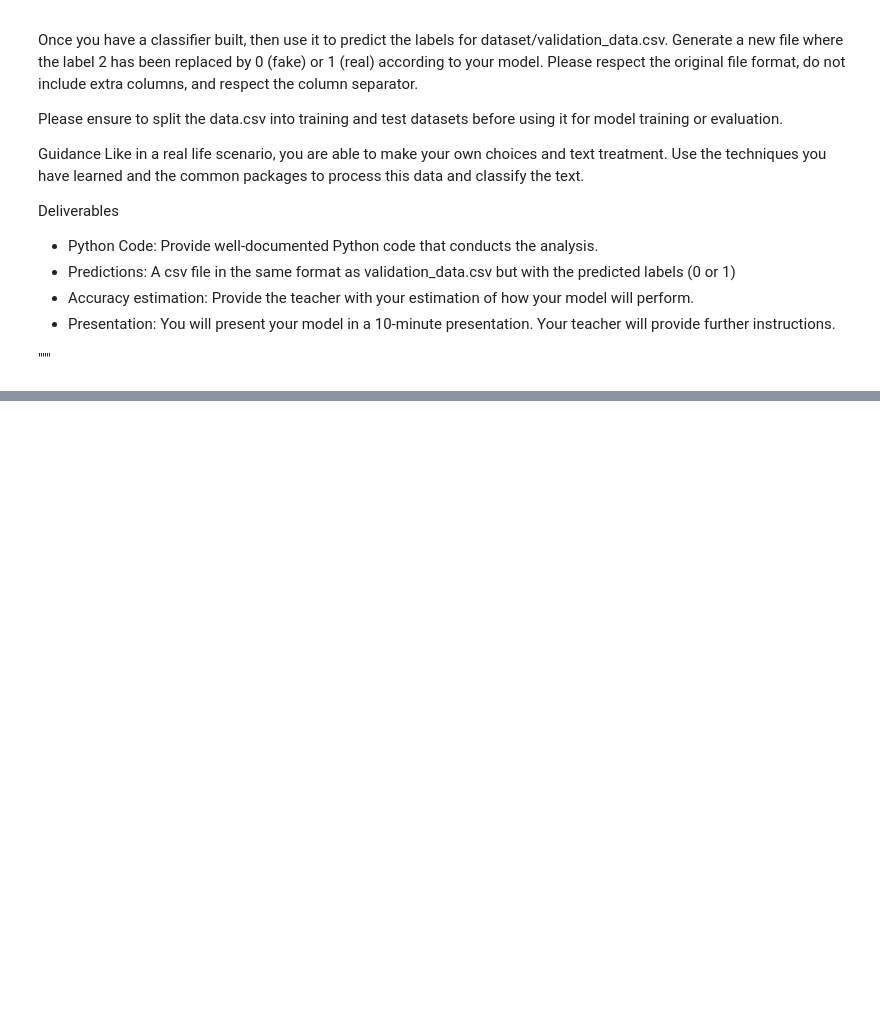
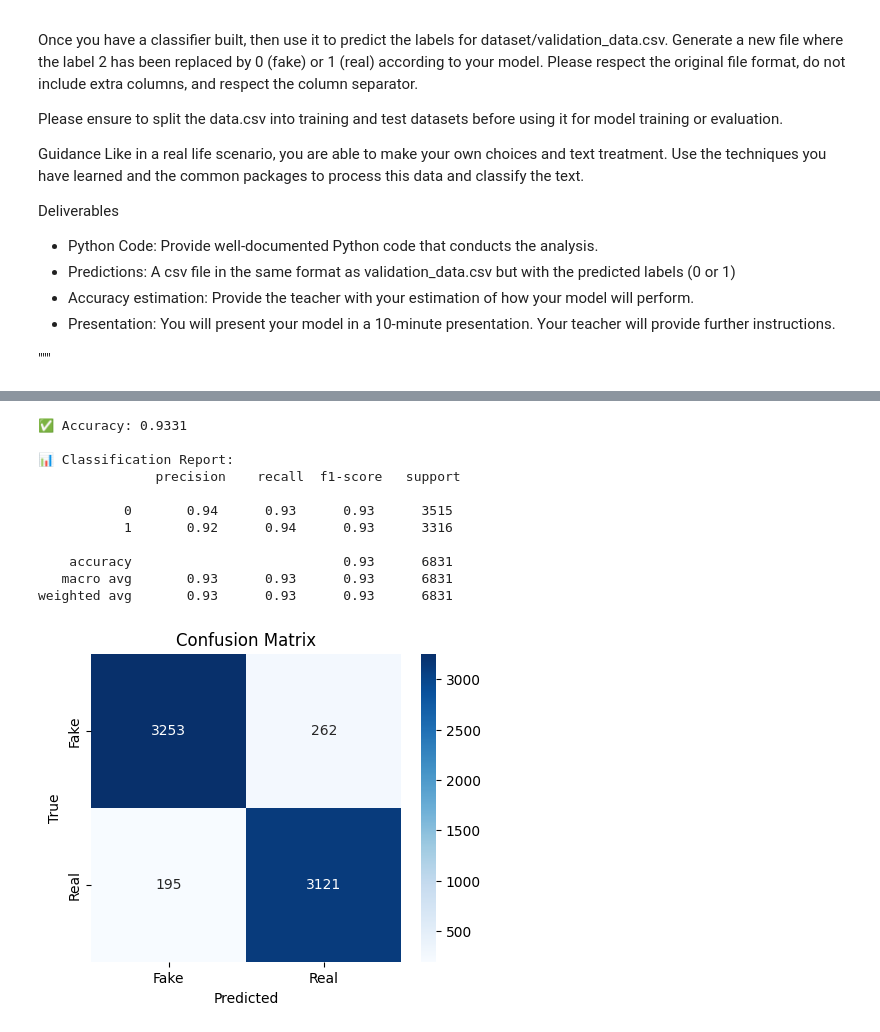
Before and after one commit to adriari4/project-nlp-challenge, a Jupyter notebook: project-nlp-challenge.ipynb, the cells around one changed output, grey strips where cells are left out. Saved outputs shown, nothing was run; the diff lists cells and outputs as text; code cells hidden in the pictures; blank space fills up the shorter version.

```diff
--- a/project-nlp-challenge.ipynb
+++ b/project-nlp-challenge.ipynb
@@ -107,0 +406,12 @@ pipeline = Pipeline([
+# %%
+from sklearn.feature_extraction.text import TfidfVectorizer
+
+# LOAD the vectorizer
+# You can limit max_features to speed up (e.g., 5000)
+vectorizer = TfidfVectorizer(max_features=5000)
+
+# FIT the vectorizer to the entire dataset and transform the text
+X_tfidf = vectorizer.fit_transform(X_train_processed ['headline'])
+
+# Print the shape of the resulting matrix
+print("TF-IDF matrix shape:", X_tfidf.shape)
@@ -108,8 +420,3 @@ pipeline = Pipeline([
 # %%
 # 5) Fit & evaluate (baseline)
 # Use accuracy and precision/recall/F1 (binary classification).
-pipeline.fit(X_train['combined_text'], y_train)
-from sklearn.metrics import classification_report, accuracy_score
-y_train_pred = pipeline.predict(X_train['combined_text'])
-print("Train Accuracy:", accuracy_score(y_train, y_train_pred))
-print(classification_report(y_train, y_train_pred, digits=4))
@@ -146,0 +423,48 @@ weighted avg     0.9855    0.9855    0.9855      7989
+# %%
+from sklearn.model_selection import train_test_split
+from sklearn.linear_model import LogisticRegression
+from sklearn.metrics import accuracy_score, classification_report, confusion_matrix
+import matplotlib.pyplot as plt
+import seaborn as sns
+from sklearn.feature_extraction.text import TfidfVectorizer
+
+# Assuming X_train_processed, X_test_processed, y_train, and y_validation are already defined and preprocessed
+
+# Vectorize the text data using the previously fitted vectorizer
+X_train_tfidf = vectorizer.transform(X_train_processed['headline'])
+X_validation_tfidf = vectorizer.transform(X_validation_processed['headline'])
+
+
+# Initialize and train the Logistic Regression model
+model = LogisticRegression(max_iter=1000)
+model.fit(X_train_tfidf, y_train)
+
+# Make predictions
+y_pred = model.predict(X_validation_tfidf)
+
+# Evaluate the model
+accuracy = accuracy_score(y_validation, y_pred)
+print("\n✅ Accuracy:", round(accuracy, 4))
+print("\n📊 Classification Report:\n", classification_report(y_validation, y_pred))
+
+# Confusion matrix visualization
+cm = confusion_matrix(y_validation, y_pred)
+plt.figure(figsize=(5,4))
+sns.heatmap(cm, annot=True, fmt='d', cmap='Blues', xticklabels=['Fake','Real'], yticklabels=['Fake','Real'])
+plt.xlabel('Predicted')
+plt.ylabel('True')
+plt.title('Confusion Matrix')
+plt.show()
+# %% [output]
+✅ Accuracy: 0.9331
+
+📊 Classification Report:
+               precision    recall  f1-score   support
+
+           0       0.94      0.93      0.93      3515
+           1       0.92      0.94      0.93      3316
+
+    accuracy                           0.93      6831
+   macro avg       0.93      0.93      0.93      6831
+weighted avg       0.93      0.93      0.93      6831
+[figure, added]
```
Also changed, not shown: parts of 36 cells of this notebook.
